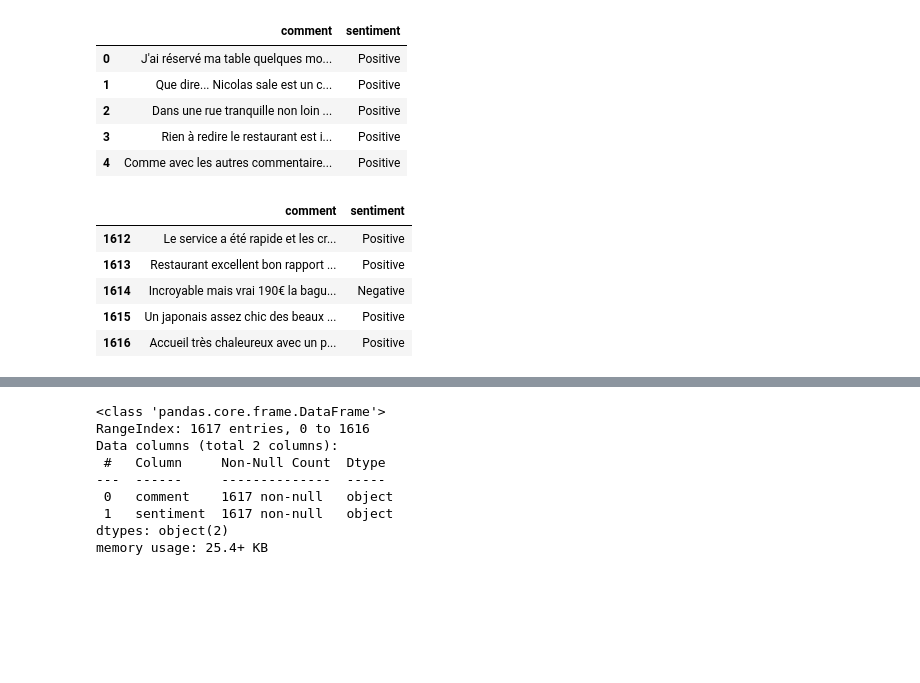
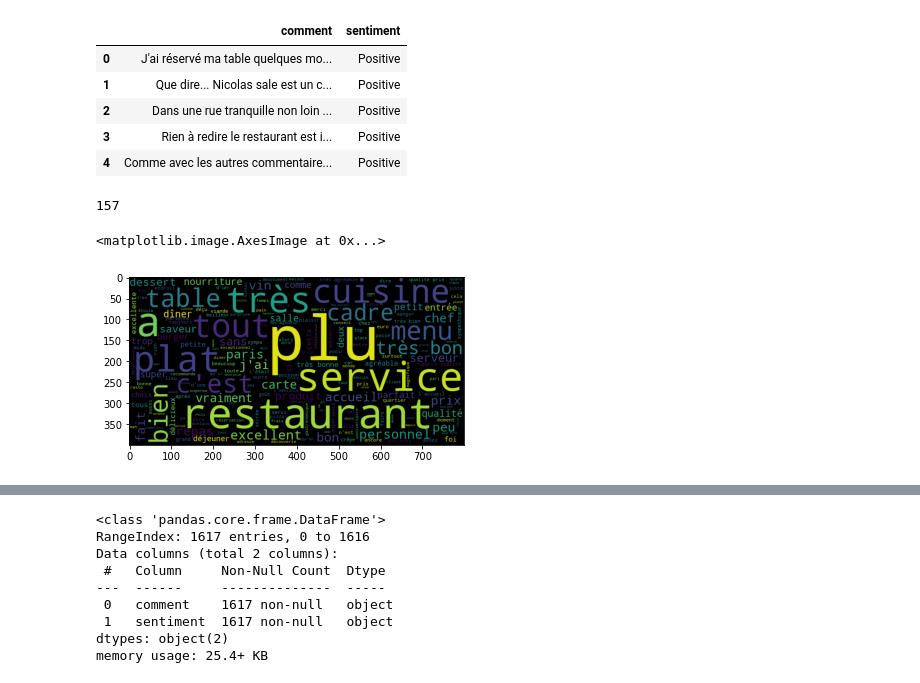
Before and after one commit to sboomi/cp1, a Jupyter notebook: notebooks/1.0-sb-model-estimation.ipynb, the cells around one changed output, grey strips where cells are left out. Saved outputs shown, nothing was run; the diff lists cells and outputs as text; code cells hidden in the pictures; blank space fills up the shorter version.

```diff
--- a/notebooks/1.0-sb-model-estimation.ipynb
+++ b/notebooks/1.0-sb-model-estimation.ipynb
@@ -22,12 +32,15 @@ df.head(5)
 | 2 | Dans une rue tranquille non loin ... | Positive |
 | 3 | Rien à redire le restaurant est i... | Positive |
 | 4 | Comme avec les autres commentaire... | Positive |
+# %%
+sw =set(stopwords.words('french'))
+print(len(sw))
+# %% [output]
+157
 # %%
-df.tail()
+wc = WordCloud(width=800, height=400, stopwords=sw)
+wc.generate(" ".join(df.comment.apply(lambda x: x.lower())))
+plt.imshow(wc)
 # %% [output]
-|  | comment | sentiment |
-| 1612 | Le service a été rapide et les cr... | Positive |
-| 1613 | Restaurant excellent bon rapport ... | Positive |
-| 1614 | Incroyable mais vrai 190€ la bagu... | Negative |
-| 1615 | Un japonais assez chic des beaux ... | Positive |
-| 1616 | Accueil très chaleureux avec un p... | Positive |
+<matplotlib.image.AxesImage at 0x...>
+[figure, added]
```
Also changed, not shown: parts of 3 cells of this notebook, 19 other files.
